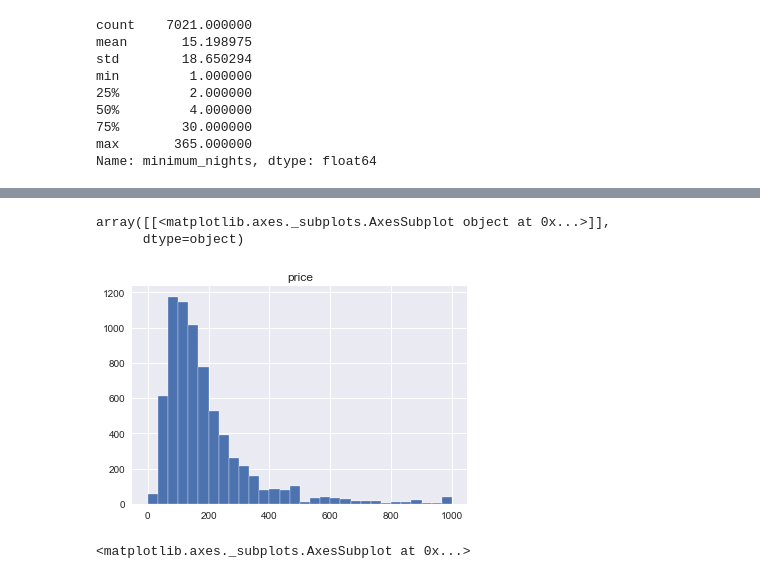
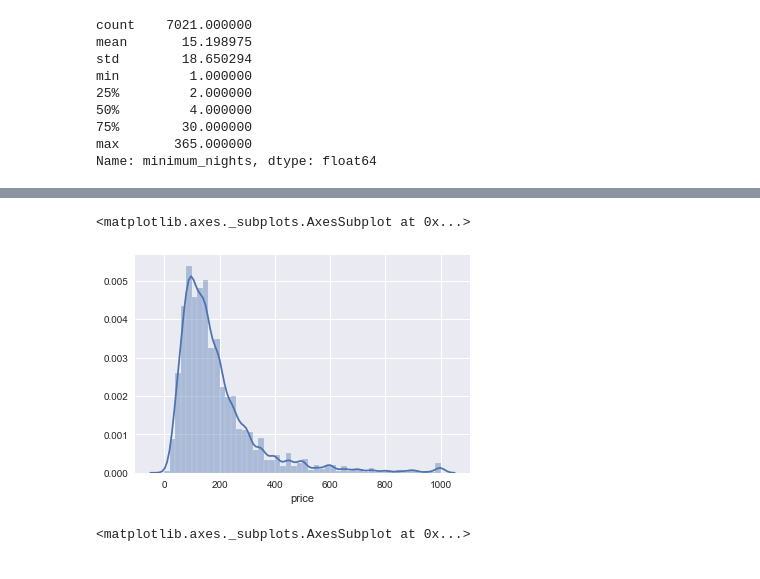
Before and after one commit to CaryMosley/Mod2Project, a Jupyter notebook: AirbnbEDA.ipynb, the cells around one changed output, grey strips where cells are left out. Saved outputs shown, nothing was run; the diff lists cells and outputs as text; code cells hidden in the pictures.

```diff
--- a/AirbnbEDA.ipynb
+++ b/AirbnbEDA.ipynb
@@ -431,11 +431,10 @@ df['minimum_nights'].quantile(.99)
 # %%
 df = df[df['minimum_nights']<=59]
-# %%
-df.hist(column=['price'], bins=30)
-# %% [output]
-array([[<matplotlib.axes._subplots.AxesSubplot object at 0x...>]],
-      dtype=object)
-[figure, removed]
+# %%
+sns.distplot(df.price)
+# %% [output]
+<matplotlib.axes._subplots.AxesSubplot at 0x...>
+[figure, added]
 # %%
 f, ax = plt.subplots(figsize=(16, 12))
 matrix = np.triu(df.corr())
```
Also changed, not shown: parts of 10 cells of this notebook.
